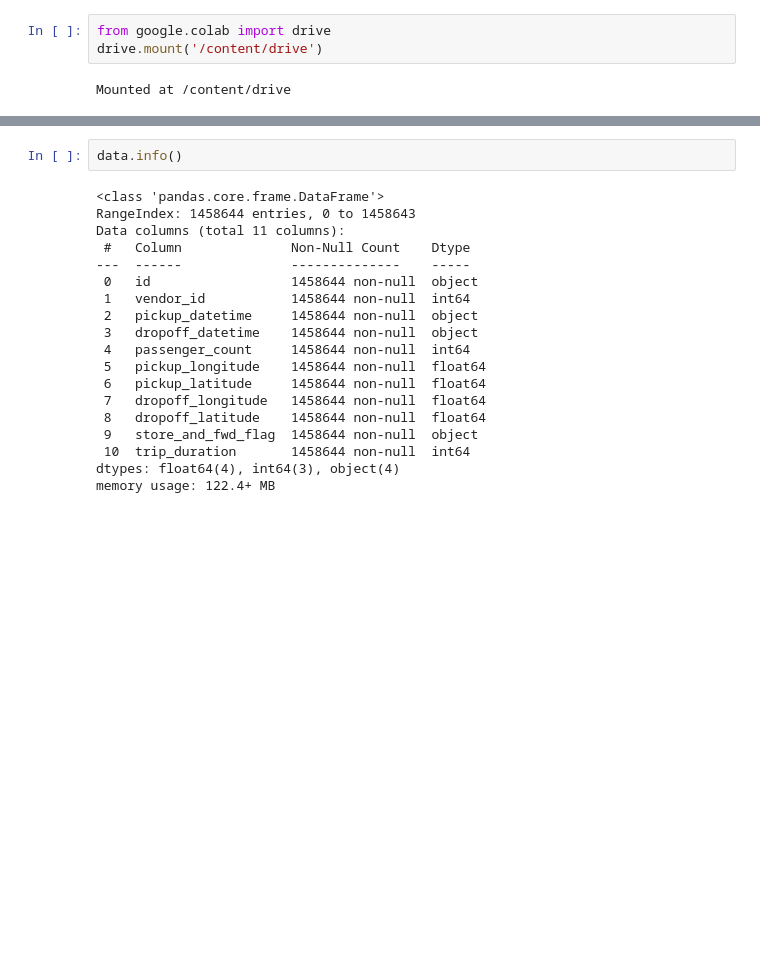
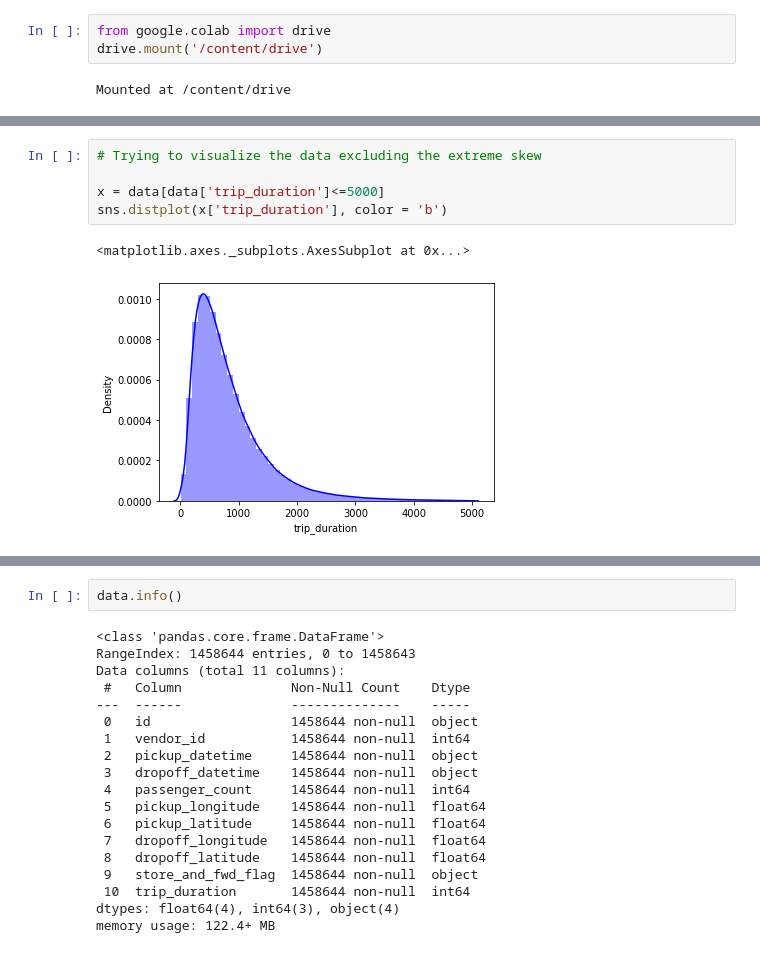
Before and after one commit to utkarshs75/NYC-Taxi-Data-Analysis, a Jupyter notebook: NYC_Taxi_Trip_Time_Prediction_Capstone_Project.ipynb, the cells around one changed output, grey strips where cells are left out. Drawn from its saved outputs; the diff is of its cells as text; blank space fills up the shorter version.

```diff
--- a/NYC_Taxi_Trip_Time_Prediction_Capstone_Project.ipynb
+++ b/NYC_Taxi_Trip_Time_Prediction_Capstone_Project.ipynb
@@ -51,0 +92,8 @@ data.head()
+# %%
+# Trying to visualize the data excluding the extreme skew
+
+x = data[data['trip_duration']<=5000]
+sns.distplot(x['trip_duration'], color = 'b')
+# %% [output]
+<matplotlib.axes._subplots.AxesSubplot at 0x...>
+[figure, added]
```
Also changed, not shown: parts of 14 cells of this notebook.
